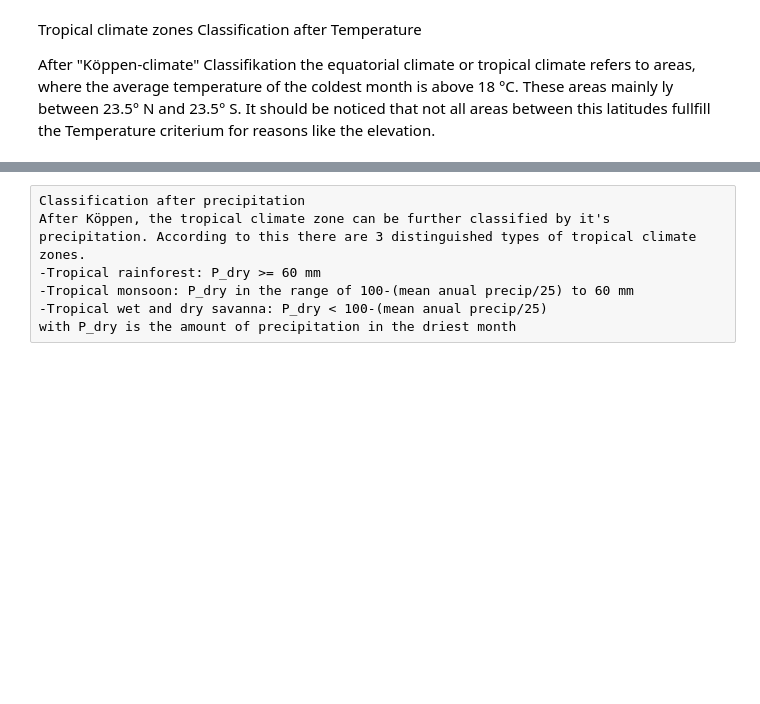
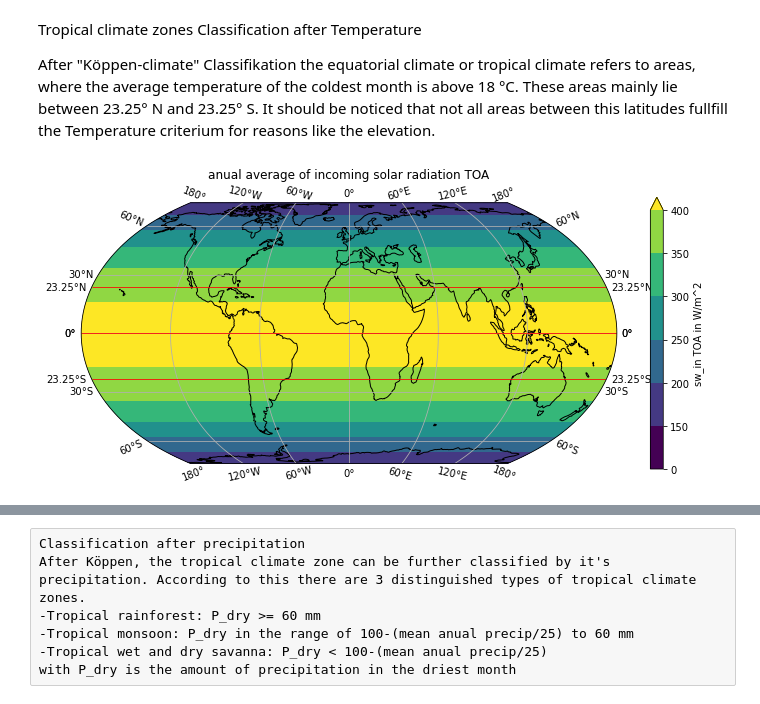
Before and after one commit to afisc/climate_project, a Jupyter notebook: tropics_introduction.ipynb, the cells around one changed output, grey strips where cells are left out. Cells and saved outputs as stored; diff of their text form; code cells hidden in the pictures; blank space fills up the shorter version.

```diff
--- a/tropics_introduction.ipynb
+++ b/tropics_introduction.ipynb
@@ -2,7 +2,7 @@
 Tropical climate zones
 Classification after Temperature
 
-After "Köppen-climate" Classifikation the equatorial climate or tropical climate refers to areas, where the average temperature of the coldest month is above 18 °C. These areas mainly ly between 23.5° N and 23.5° S. It should be noticed that not all areas between this latitudes fullfill the Temperature criterium for reasons like the elevation.
+After "Köppen-climate" Classifikation the equatorial climate or tropical climate refers to areas, where the average temperature of the coldest month is above 18 °C. These areas mainly lie between 23.25° N and 23.25° S. It should be noticed that not all areas between this latitudes fullfill the Temperature criterium for reasons like the elevation.
 # %%
 # Import the tools we are going to need today:
 import matplotlib.pyplot as plt  # plotting library
@@ -13,2 +14,18 @@ import cartopy.crs as ccrs  # Projections list
 # Some defaults:
 plt.rcParams['figure.figsize'] = (12, 5)  # Default plot size
+# %%
+#classification after incoming solar radiation
+ds = xr.open_dataset(r'C:\Users\leopo\Master\climate\data\CERES_EBAF-TOA_Ed4.1_Clim-2005-2015.nc')
+sw_in_mean = ds.solar_clim.mean(dim = 'month')
+
+#plotting
+ax = plt.axes(projection = ccrs.EqualEarth())
+sw_in_mean.plot(ax = ax, transform = ccrs.PlateCarree(), levels = [0, 150, 200, 250, 300, 350, 400], cbar_kwargs = {'label':'sw_in TOA in W/m^2'})
+plt.title('anual average of incoming solar radiation TOA')
+ax.coastlines(); grid = ax.gridlines(draw_labels = True);
+grid1 = ax.gridlines(color = 'red', draw_labels = True);
+grid1.ylocator = mticker.FixedLocator([-23.25, 0, 23.25]);
+grid1.xlocator = mticker.FixedLocator([]);
+plt.savefig('sw_rad.jpeg')
+# %% [output]
+[figure, added]
```
Also changed, not shown: parts of 12 cells of this notebook, 1 other file.
